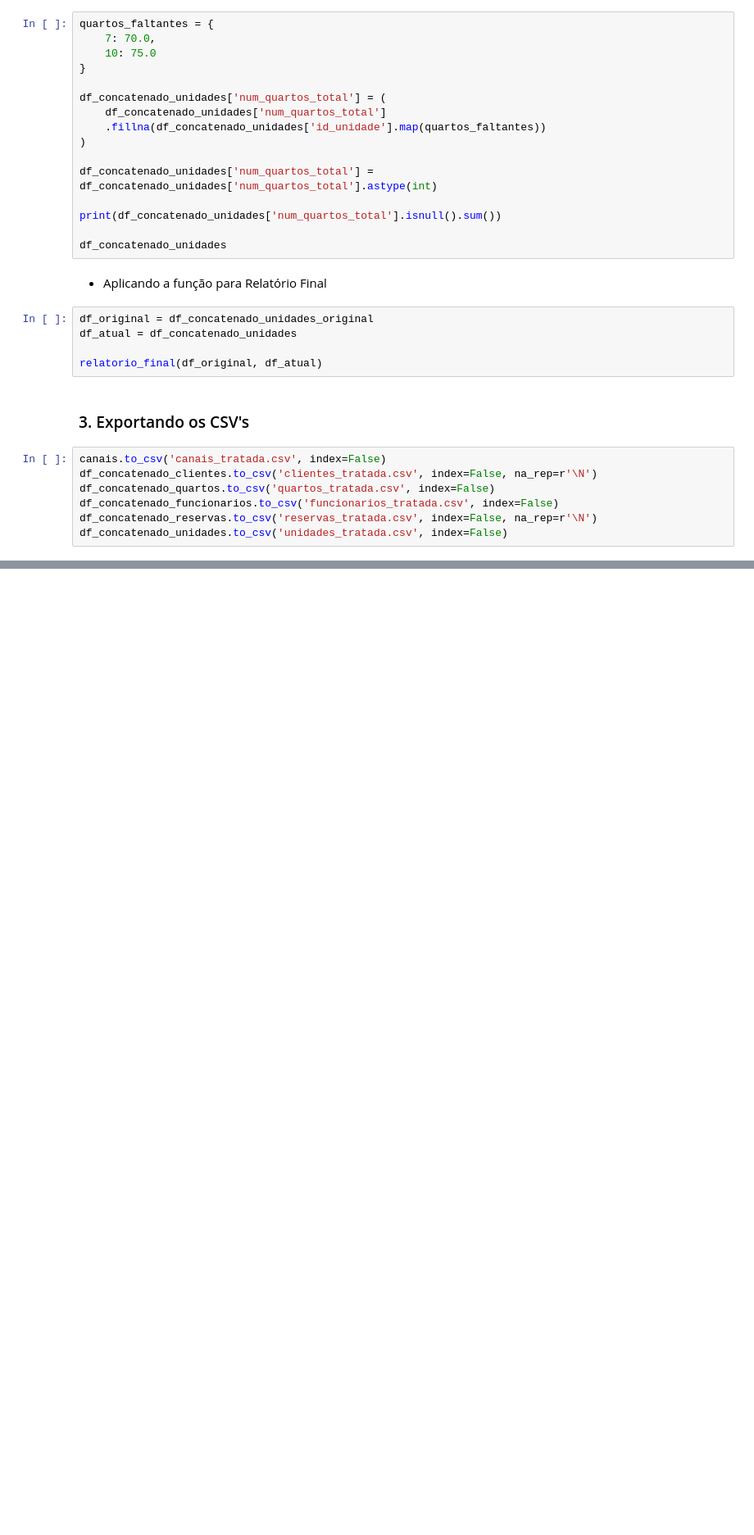
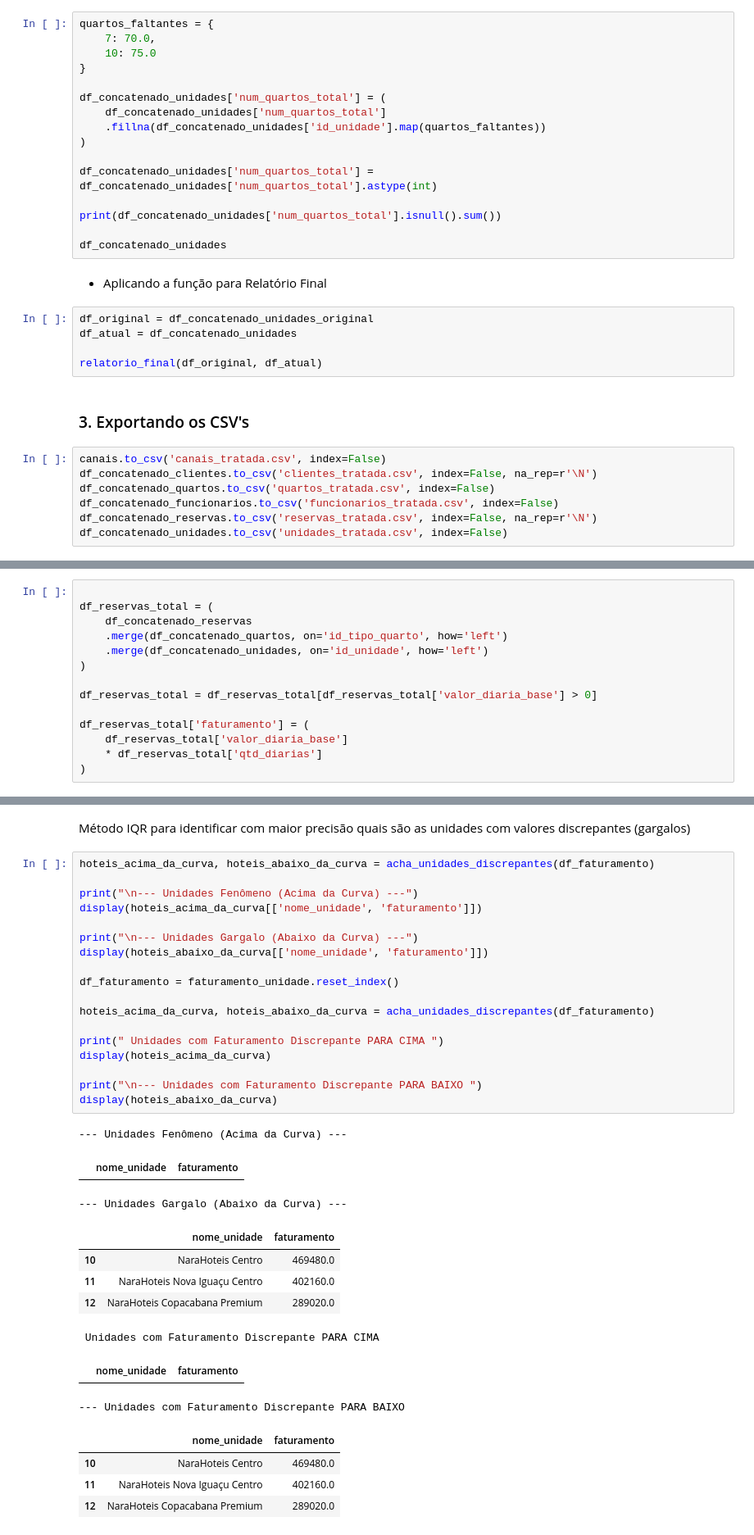
Before and after one commit to Douglas-H91/pipeline-integrada_senac_rj, a Jupyter notebook: tratamento_completo.ipynb, the cells around one changed output, grey strips where cells are left out. Shown at 82% size. Drawn from its saved outputs; the diff is of its cells as text; blank space fills up the shorter version.

Commit message:
Resposta para as duas primeiras perguntas. Etapa 2 do projeto

```diff
--- a/tratamento_completo.ipynb
+++ b/tratamento_completo.ipynb
@@ -718,0 +755,14 @@ df_concatenado_unidades.to_csv('unidades_tratada.csv', index=False)
+# %%
+
+df_reservas_total = (
+    df_concatenado_reservas
+    .merge(df_concatenado_quartos, on='id_tipo_quarto', how='left')
+    .merge(df_concatenado_unidades, on='id_unidade', how='left')
+)
+
+df_reservas_total = df_reservas_total[df_reservas_total['valor_diaria_base'] > 0]
+
+df_reservas_total['faturamento'] = (
+    df_reservas_total['valor_diaria_base']
+    * df_reservas_total['qtd_diarias']
+)
@@ -718,0 +887,35 @@ df_concatenado_unidades.to_csv('unidades_tratada.csv', index=False)
+# %% [markdown]
+Método IQR para identificar com maior precisão quais são as unidades com valores discrepantes (gargalos)
+# %%
+hoteis_acima_da_curva, hoteis_abaixo_da_curva = acha_unidades_discrepantes(df_faturamento)
+
+print("\n--- Unidades Fenômeno (Acima da Curva) ---")
+display(hoteis_acima_da_curva[['nome_unidade', 'faturamento']])
+
+print("\n--- Unidades Gargalo (Abaixo da Curva) ---")
+display(hoteis_abaixo_da_curva[['nome_unidade', 'faturamento']])
+
+df_faturamento = faturamento_unidade.reset_index()
+
+hoteis_acima_da_curva, hoteis_abaixo_da_curva = acha_unidades_discrepantes(df_faturamento)
+
+print(" Unidades com Faturamento Discrepante PARA CIMA ")
+display(hoteis_acima_da_curva)
+
+print("\n--- Unidades com Faturamento Discrepante PARA BAIXO ")
+display(hoteis_abaixo_da_curva)
+# %% [output]
+--- Unidades Fenômeno (Acima da Curva) ---
+|  | nome_unidade | faturamento |
+--- Unidades Gargalo (Abaixo da Curva) ---
+|  | nome_unidade | faturamento |
+| 10 | NaraHoteis Centro | 469480.0 |
+| 11 | NaraHoteis Nova Iguaçu Centro | 402160.0 |
+| 12 | NaraHoteis Copacabana Premium | 289020.0 |
+ Unidades com Faturamento Discrepante PARA CIMA
+|  | nome_unidade | faturamento |
+--- Unidades com Faturamento Discrepante PARA BAIXO
+|  | nome_unidade | faturamento |
+| 10 | NaraHoteis Centro | 469480.0 |
+| 11 | NaraHoteis Nova Iguaçu Centro | 402160.0 |
+| 12 | NaraHoteis Copacabana Premium | 289020.0 |
```
Also changed, not shown: parts of 15 cells of this notebook.
